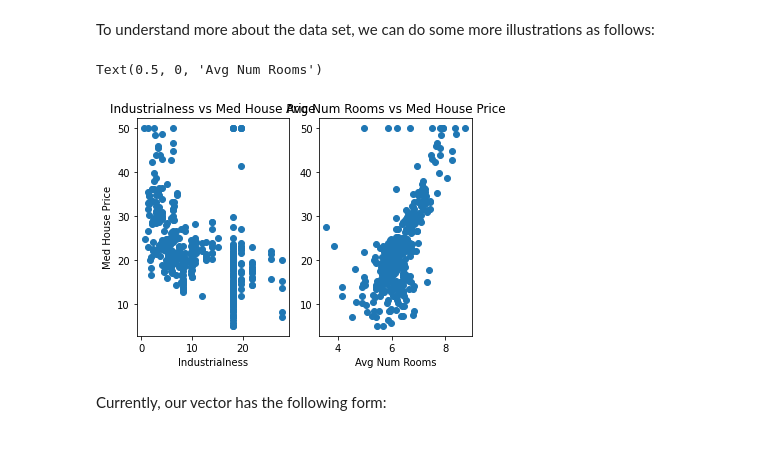
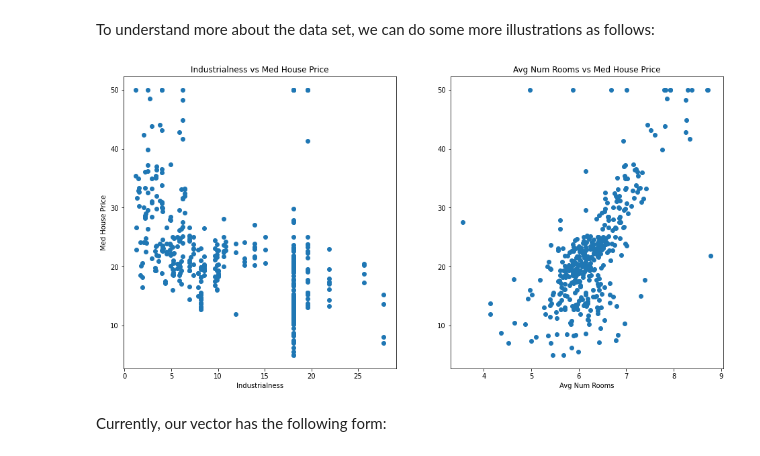
Before and after one commit to MaiAnh871/Project-AI, a Jupyter notebook: Part1/Part1.ipynb, the cells around one changed output. Drawn from its saved outputs; the diff is of its cells as text; code cells hidden in the pictures.

```diff
--- a/Part1/Part1.ipynb
+++ b/Part1/Part1.ipynb
@@ -106,22 +106,22 @@ array([24. , 21.6, 34.7, 33.4, 36.2, 28.7, 22.9, 27.1, 16.5, 18.9, 15. ,
 # %% [markdown]
 To understand more about the data set, we can do some more illustrations as follows:
 # %%
-fig = plt.figure()
+fig = plt.figure(figsize = (16, 8))
 fig1 = fig.add_subplot(121)
 fig2 = fig.add_subplot(122)
 
 fig1.scatter(train_X[:, 0], train_y)
 fig1.set_title("Industrialness vs Med House Price")
 fig1.set_xlabel("Industrialness")
 fig1.set_ylabel("Med House Price")
 
 fig2.scatter(train_X[:,1], train_y)
 fig2.set_title("Avg Num Rooms vs Med House Price")
 fig2.set_xlabel("Avg Num Rooms")
 #fig2.set_ylabel("Med House Price")
+plt.savefig("INDUSwRM")
 # %% [output]
-Text(0.5, 0, 'Avg Num Rooms')
-[figure, old version]
+[figure, new version]
 # %% [markdown]
 Currently, our vector has the following form:
 # %%
```
Also changed, not shown: parts of 17 cells of this notebook, 4 other files.
